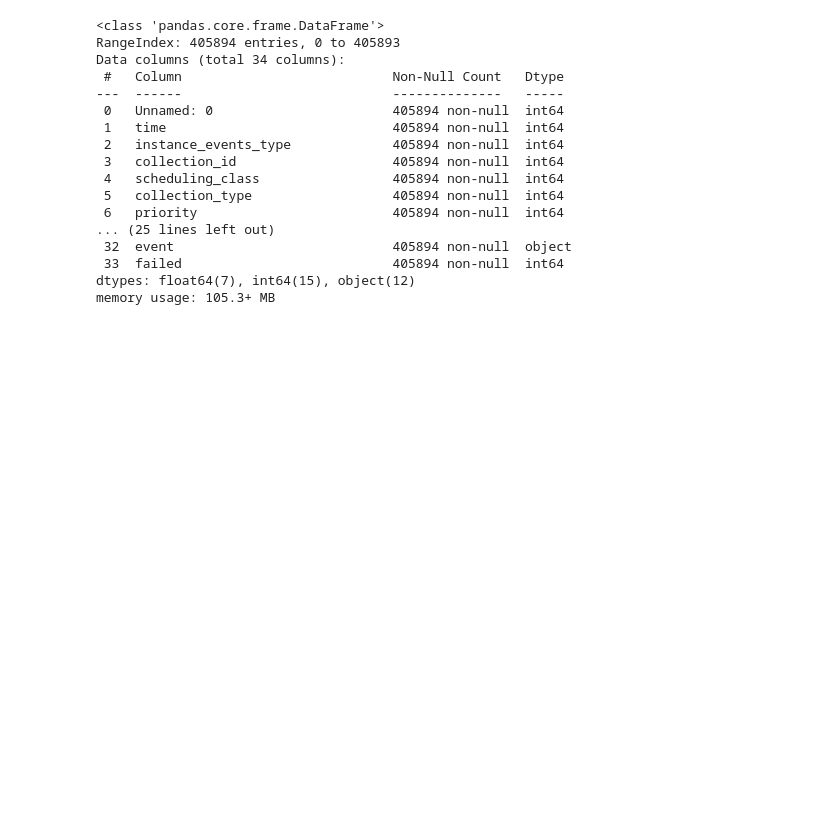
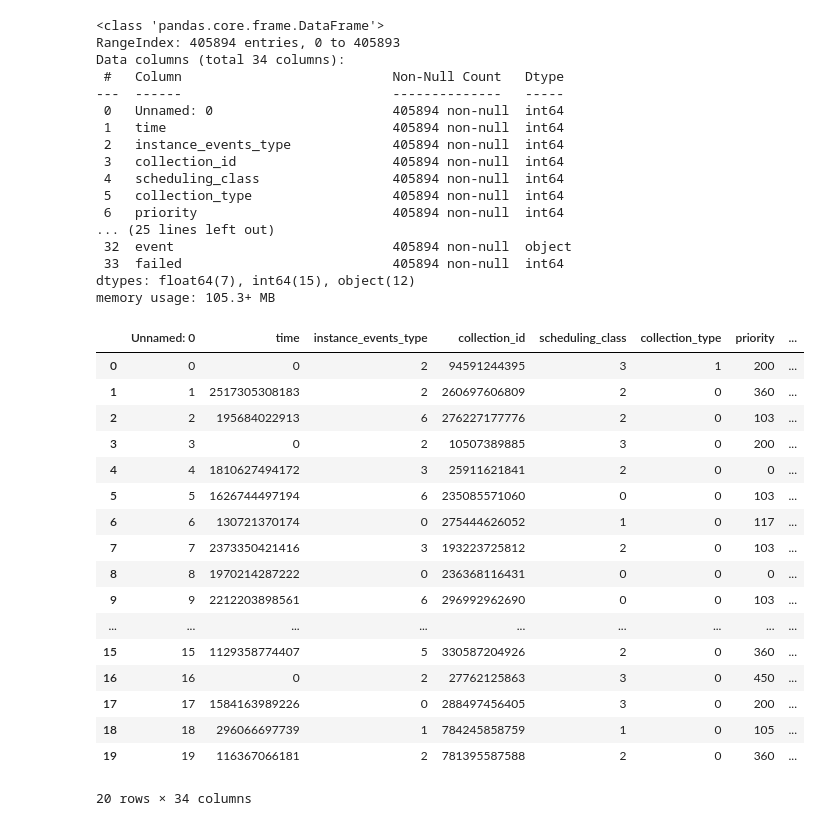
Before and after one commit to Parth-11/ML-Cloud, a Jupyter notebook: preprocessing.ipynb, the cells around one changed output. Drawn from its saved outputs; the diff is of its cells as text; code cells hidden in the pictures; blank space fills up the shorter version.

```diff
--- a/preprocessing.ipynb
+++ b/preprocessing.ipynb
@@ -32,3 +32,27 @@ Data columns (total 34 columns):
  33  failed                           405894 non-null  int64
 dtypes: float64(7), int64(15), object(12)
 memory usage: 105.3+ MB
+# %%
+failed_events = ['FAIL','EVICT','LOST','KILL']
+df.loc[df['event'].isin(failed_events),'failed'] = 1
+
+df.head(20)
+# %% [output]
+|  | Unnamed: 0 | time | instance_events_type | collection_id | scheduling_class | collection_type | priority | ... |
+| 0 | 0 | 0 | 2 | 94591244395 | 3 | 1 | 200 | ... |
+| 1 | 1 | 2517305308183 | 2 | 260697606809 | 2 | 0 | 360 | ... |
+| 2 | 2 | 195684022913 | 6 | 276227177776 | 2 | 0 | 103 | ... |
+| 3 | 3 | 0 | 2 | 10507389885 | 3 | 0 | 200 | ... |
+| 4 | 4 | 1810627494172 | 3 | 25911621841 | 2 | 0 | 0 | ... |
+| 5 | 5 | 1626744497194 | 6 | 235085571060 | 0 | 0 | 103 | ... |
+| 6 | 6 | 130721370174 | 0 | 275444626052 | 1 | 0 | 117 | ... |
+| 7 | 7 | 2373350421416 | 3 | 193223725812 | 2 | 0 | 103 | ... |
+| 8 | 8 | 1970214287222 | 0 | 236368116431 | 0 | 0 | 0 | ... |
+| 9 | 9 | 2212203898561 | 6 | 296992962690 | 0 | 0 | 103 | ... |
+| ... | ... | ... | ... | ... | ... | ... | ... | ... |
+| 15 | 15 | 1129358774407 | 5 | 330587204926 | 2 | 0 | 360 | ... |
+| 16 | 16 | 0 | 2 | 27762125863 | 3 | 0 | 450 | ... |
+| 17 | 17 | 1584163989226 | 0 | 288497456405 | 3 | 0 | 200 | ... |
+| 18 | 18 | 296066697739 | 1 | 784245858759 | 1 | 0 | 105 | ... |
+| 19 | 19 | 116367066181 | 2 | 781395587588 | 2 | 0 | 360 | ... |
+20 rows × 34 columns
```
Also changed, not shown: parts of 28 cells of this notebook.
